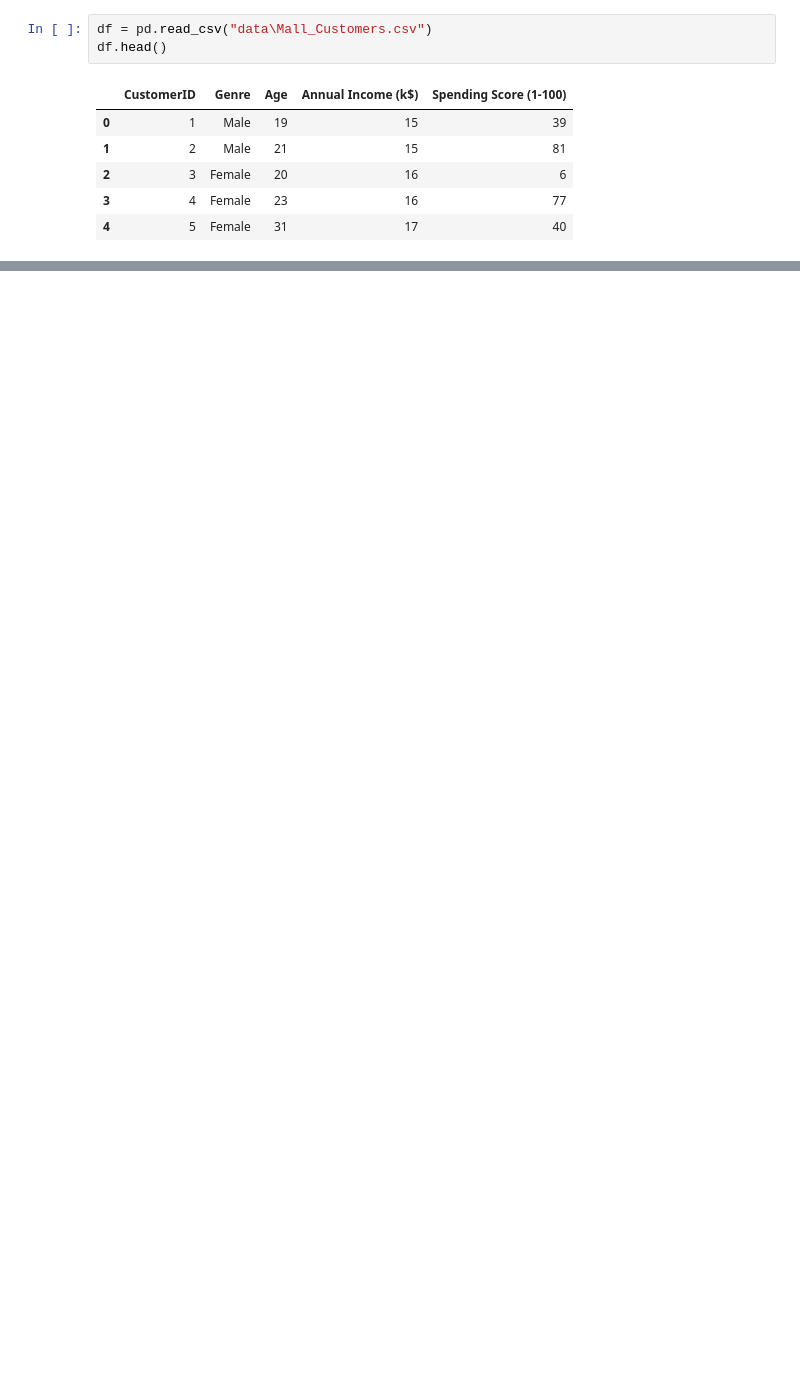
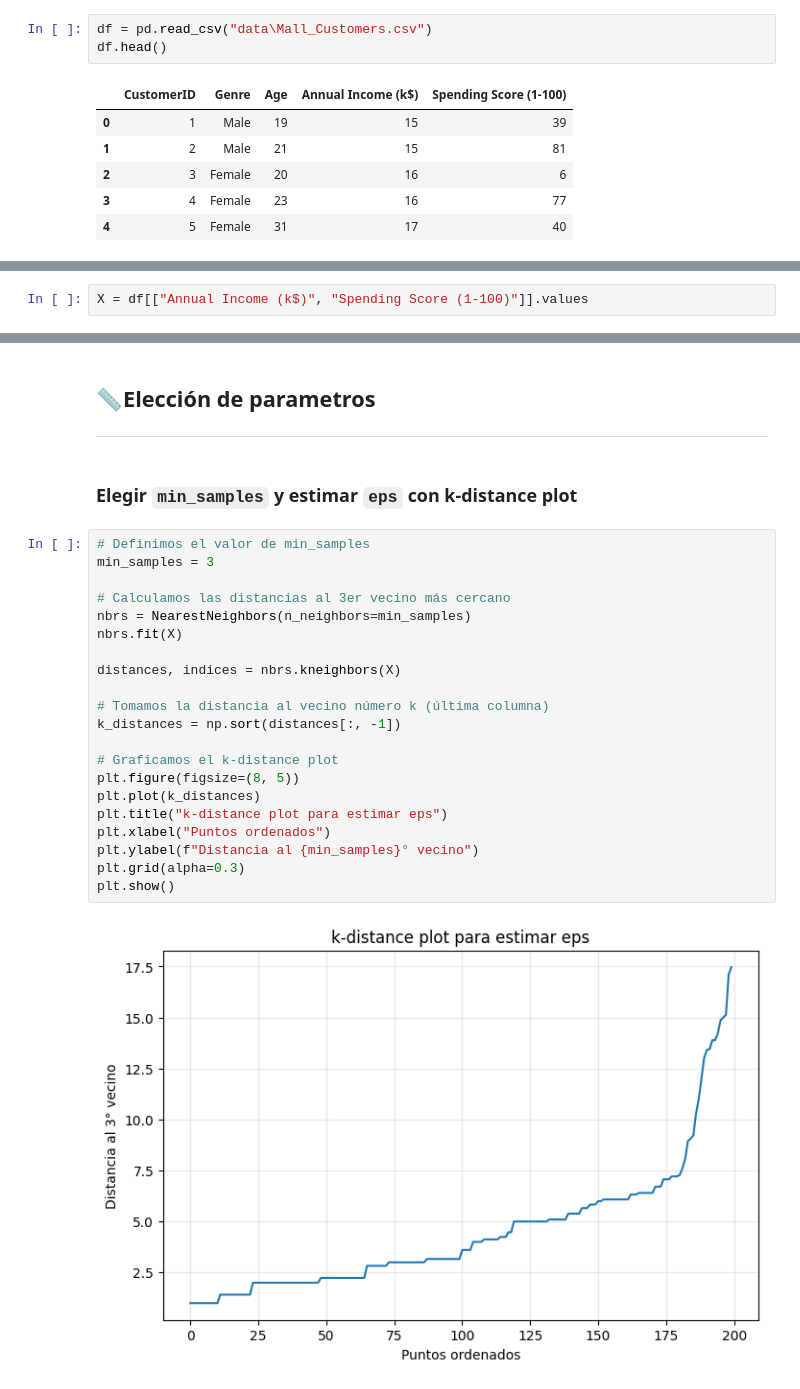
Before and after one commit to Manuel-Carreno/DBSCAN_expo, a Jupyter notebook: DBSCAN.ipynb, the cells around one changed output, grey strips where cells are left out. Saved outputs shown, nothing was run; the diff lists cells and outputs as text; blank space fills up the shorter version.

```diff
--- a/DBSCAN.ipynb
+++ b/DBSCAN.ipynb
@@ -85,0 +91,2 @@ df.head()
+# %%
+X = df[["Annual Income (k$)", "Spending Score (1-100)"]].values
@@ -85,0 +106,28 @@ df.head()
+# %% [markdown]
+## 📏Elección de parametros
+----
+# %% [markdown]
+### Elegir `min_samples` y estimar `eps` **con k-distance plot**
+# %%
+# Definimos el valor de min_samples
+min_samples = 3
+
+# Calculamos las distancias al 3er vecino más cercano
+nbrs = NearestNeighbors(n_neighbors=min_samples)
+nbrs.fit(X)
+
+distances, indices = nbrs.kneighbors(X)
+
+# Tomamos la distancia al vecino número k (última columna)
+k_distances = np.sort(distances[:, -1])
+
+# Graficamos el k-distance plot
+plt.figure(figsize=(8, 5))
+plt.plot(k_distances)
+plt.title("k-distance plot para estimar eps")
+plt.xlabel("Puntos ordenados")
+plt.ylabel(f"Distancia al {min_samples}° vecino")
+plt.grid(alpha=0.3)
+plt.show()
+# %% [output]
+[figure, added]
```
Also changed, not shown: parts of 4 cells of this notebook.
